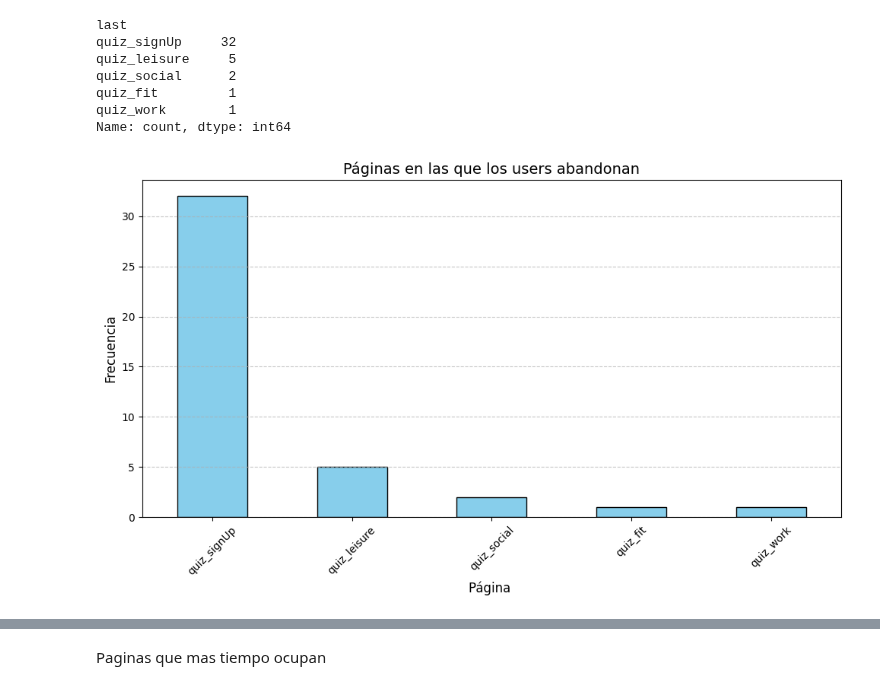
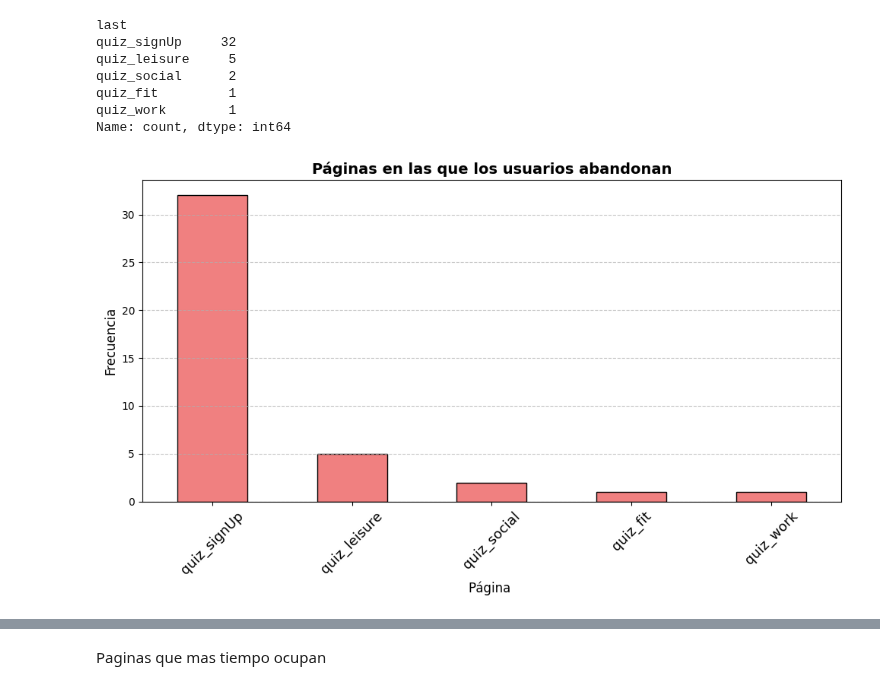
Before and after one commit to xaabizulu/24_25_3_R10_Verde_Oscuro, a Jupyter notebook: 4_WEB_UX.ipynb, the cells around one changed output, grey strips where cells are left out. Cells and saved outputs as stored; diff of their text form; code cells hidden in the pictures.

```diff
--- a/4_WEB_UX.ipynb
+++ b/4_WEB_UX.ipynb
@@ -90,7 +90,7 @@ def calculate_time_spent(timestamps):
         minutes, seconds = divmod(remainder, 60)
         time_spent.append(f"{int(hours):02}:{int(minutes):02}:{int(seconds):02}")
 
-    time_spent.append("00:00:00")
+    time_spent.append("00:00:15")
     return time_spent
 
 # Leer el archivo CSV y convertir la columna 'event_timestamp' a datetime
@@ -113,3 +113,4 @@ for user_id, group in ux.groupby('user_id'):
 
 # Convertir los resultados a un DataFrame
 movement_df = pd.DataFrame(results)
+movement_df['length'] = movement_df['sections'].apply(len)
@@ -209,18 +204,18 @@ Name: count, dtype: int64
 # %%
 import matplotlib.pyplot as plt
 
 # Obtener los datos
 counts = df['last'].value_counts()
 
 # Graficar
 plt.figure(figsize=(10, 6))
-counts.plot(kind='bar', color='skyblue', edgecolor='black')
-plt.title('Páginas en las que los users abandonan', fontsize=14)
+counts.plot(kind='bar', color='lightcoral', edgecolor='black')
+plt.title('Páginas en las que los usuarios abandonan', fontsize=14, weight = 'bold')
 plt.xlabel('Página ', fontsize=12)
 plt.ylabel('Frecuencia', fontsize=12)
-plt.xticks(rotation=45)
+plt.xticks(rotation=45, fontsize=13)
 plt.grid(axis='y', linestyle='--', alpha=0.7)
 plt.tight_layout()
 plt.show()
 # %% [output]
-[figure, old version]
+[figure, new version]
```
Also changed, not shown: parts of 9 cells of this notebook.
